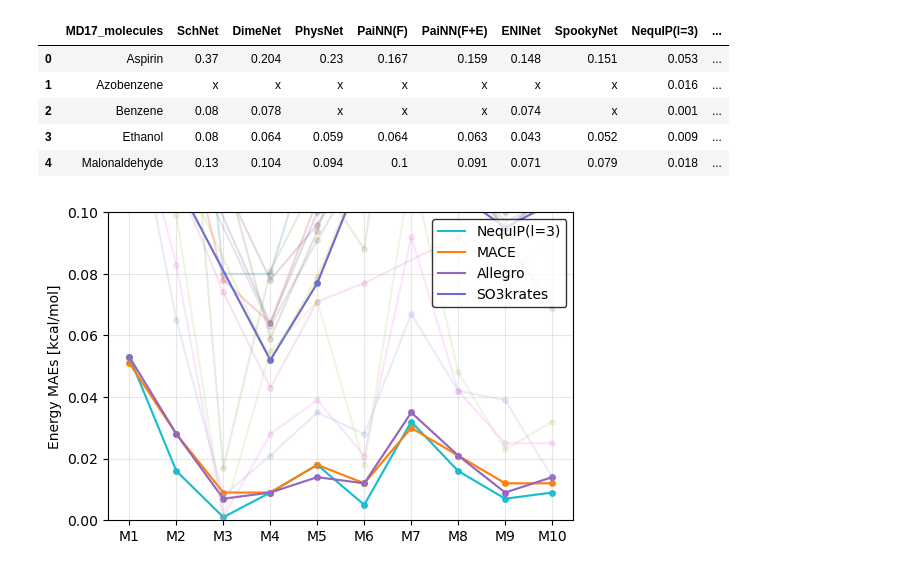
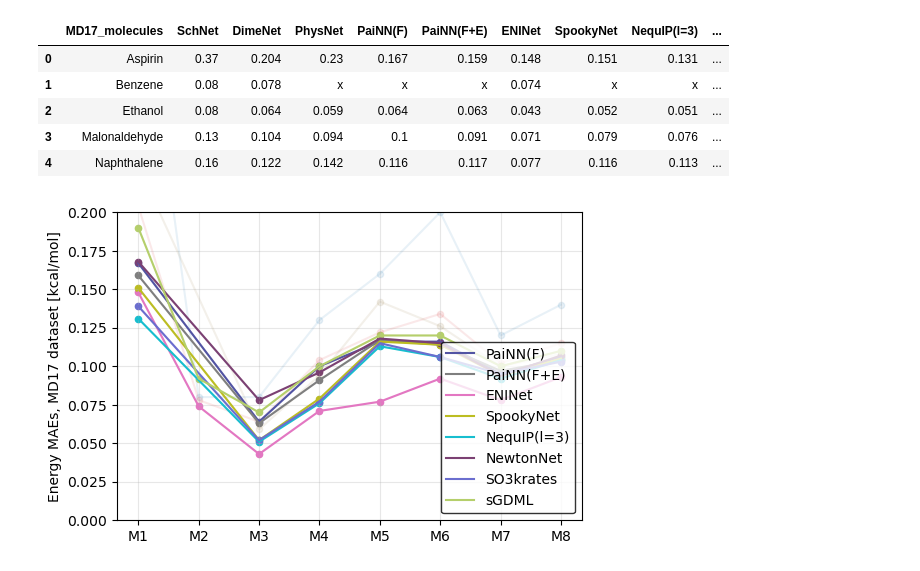
Before and after one commit to raghurama123/Rev-MLP4Sol, a Jupyter notebook: plot_MD17_E.ipynb, the cells around one changed output. Saved outputs shown, nothing was run; the diff lists cells and outputs as text; code cells hidden in the pictures.

```diff
--- a/plot_MD17_E.ipynb
+++ b/plot_MD17_E.ipynb
@@ -3,11 +3,6 @@ import pandas as pd
 import matplotlib.pyplot as plt
 # %%
 df = pd.read_csv('MD17_Energy.csv')
-
-# Removing l=0,1,2 from NequIP and taking the best model with l=3
-df.drop('NequIP(l=0)', axis=1, inplace=True)
-df.drop('NequIP(l=1)', axis=1, inplace=True)
-df.drop('NequIP(l=2)', axis=1, inplace=True)
 
 # No energy validation data
 df.drop('GemNet(Q)', axis=1, inplace=True)
@@ -16,11 +11,11 @@ df.drop('GemNet(T)', axis=1, inplace=True)
 df.head()
 # %% [output]
 |  | MD17_molecules | SchNet | DimeNet | PhysNet | PaiNN(F) | PaiNN(F+E) | ENINet | SpookyNet | NequIP(l=3) | ... |
-| 0 | Aspirin | 0.37 | 0.204 | 0.23 | 0.167 | 0.159 | 0.148 | 0.151 | 0.053 | ... |
-| 1 | Azobenzene | x | x | x | x | x | x | x | 0.016 | ... |
-| 2 | Benzene | 0.08 | 0.078 | x | x | x | 0.074 | x | 0.001 | ... |
-| 3 | Ethanol | 0.08 | 0.064 | 0.059 | 0.064 | 0.063 | 0.043 | 0.052 | 0.009 | ... |
-| 4 | Malonaldehyde | 0.13 | 0.104 | 0.094 | 0.1 | 0.091 | 0.071 | 0.079 | 0.018 | ... |
+| 0 | Aspirin | 0.37 | 0.204 | 0.23 | 0.167 | 0.159 | 0.148 | 0.151 | 0.131 | ... |
+| 1 | Benzene | 0.08 | 0.078 | x | x | x | 0.074 | x | x | ... |
+| 2 | Ethanol | 0.08 | 0.064 | 0.059 | 0.064 | 0.063 | 0.043 | 0.052 | 0.051 | ... |
+| 3 | Malonaldehyde | 0.13 | 0.104 | 0.094 | 0.1 | 0.091 | 0.071 | 0.079 | 0.076 | ... |
+| 4 | Naphthalene | 0.16 | 0.122 | 0.142 | 0.116 | 0.117 | 0.077 | 0.116 | 0.113 | ... |
 # %%
 colors = {
     'SchNet':      '#1f77b4',  # muted blue
@@ -43,47 +38,46 @@ colors = {
     'FCHL19':      '#9c9ede',  # light lavender
     'GAP(SOAP)':   '#8ca252',  # light olive green
     'sGDML':       '#b5cf6b',  # pastel green
-    'ACE':         'violet',   # pastel green
+    'ACE':         'violet',   #
+    'MGNN':        'black',    #
 }
 # %%
 fig,ax = plt.subplots(figsize=(6,4))
 
-x = [0,1,2,3,4,5,6,7,8,9]
-mae_cutoff = 0.1 # kcal/mol
+x = [0,1,2,3,4,5,6,7]
+mae_cutoff = 0.2 # kcal/mol
 
 for i_col in range(1,len(df.columns)):
 
     column = df.iloc[:, i_col]
     column_name = df.columns[i_col]
 
     x_new = []
     y_new = []
 
     for i in range(len(x)):
         if column[i] != 'x':
             x_new.append(x[i])
             y_new.append(float(column[i]))
 
-    if column_name == 'SO3krates':
-        ax.plot(x_new,y_new,label=column_name,color=colors[column_name],alpha=1)
-        ax.scatter(x_new,y_new,color=colors[column_name],s=15)
     if all(y <= mae_cutoff for y in y_new):
         ax.plot(x_new,y_new,label=column_name,color=colors[column_name],alpha=1)
-        ax.scatter(x_new,y_new,color=colors[column_name],s=15)
+        ax.scatter(x_new,y_new,color=colors[column_name],s=20)
     if any(y <= mae_cutoff for y in y_new):
-        ax.plot(x_new,y_new,color=colors[column_name],alpha=0.2)
-        ax.scatter(x_new,y_new,color=colors[column_name],s=15,alpha=0.2)
+        ax.plot(x_new,y_new,color=colors[column_name],alpha=0.1)
+        ax.scatter(x_new,y_new,color=colors[column_name],s=20,alpha=0.1)
+
 
 ax.set_ylim([0,mae_cutoff])
 
-ax.set_xticks([0,1,2,3,4,5,6,7,8,9])
-ax.set_xticklabels(['M1','M2','M3','M4','M5','M6','M7','M8','M9','M10',])
+ax.set_xticks([0,1,2,3,4,5,6,7])
+ax.set_xticklabels(['M1','M2','M3','M4','M5','M6','M7','M8'])
 # ax.set_xticklabels(['Aspirin','Azobenzene','Benzene','Ethanol','Malonaldehyde','Naphthalene','Paracetamol','Salicylic Acid','Toluene','Uracil'],rotation=60,fontsize=8)
 
-ax.set_ylabel('Energy MAEs [kcal/mol]')
+ax.set_ylabel('Energy MAEs, MD17 dataset [kcal/mol]')
 
-ax.legend(edgecolor='black',facecolor='white',loc='upper right')
+ax.legend(edgecolor='black',facecolor='white',loc='lower right')
 ax.grid(alpha=0.3)
 plt.show()
 # %% [output]
-[figure, old version]
+[figure, new version]
```
Also changed, not shown: 9 other files.
